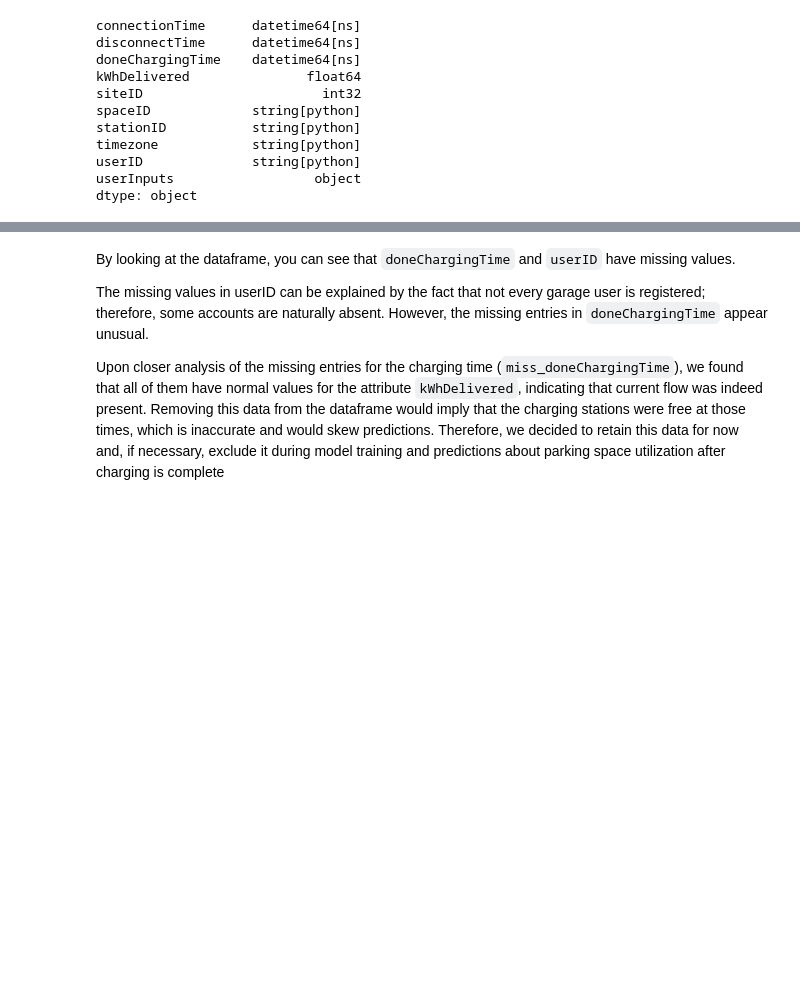
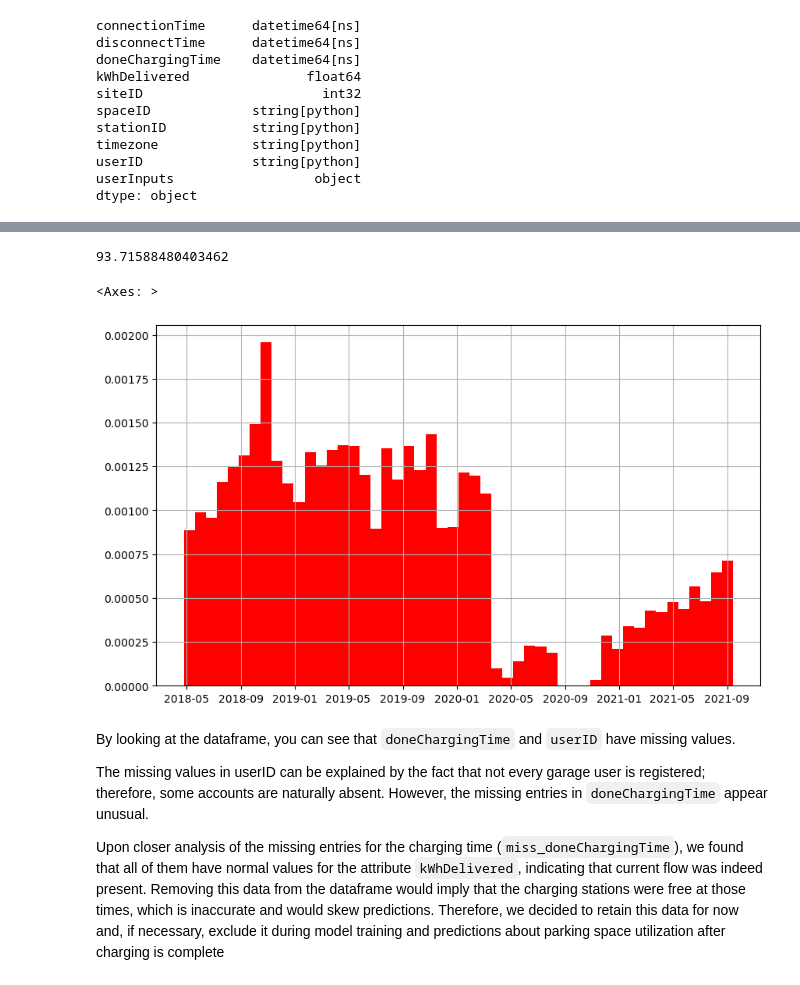
Before and after one commit to Zeyd263/DataDynamos, a Jupyter notebook: Preprocessing.ipynb, the cells around one changed output, grey strips where cells are left out. Saved outputs shown, nothing was run; the diff lists cells and outputs as text; code cells hidden in the pictures; blank space fills up the shorter version.

Commit message:
examine NA values

```diff
--- a/Preprocessing.ipynb
+++ b/Preprocessing.ipynb
@@ -134,3 +164,21 @@ None
+# %%
+len(data_unique['doneChargingTime'].dropna())/len(data_unique['doneChargingTime']) * 100
+# %% [output]
+93.71588480403462
+# %%
+# Create a copy of the data before dropping NA values from doneChaargingTime
+data_with_NA = data_unique.copy()
+
+# Drop NA from doneChargingTime
+data_unique.dropna(subset=['doneChargingTime'], inplace=True)
+# %%
+fig = plt.figure(figsize=(10,6))
+ax = fig.add_subplot(111)
+
+data_unique['doneChargingTime'].hist(bins=50, ax=ax, density=True, color='red')
+# %% [output]
+<Axes: >
+[figure, added]
 # %% [markdown]
 By looking at the dataframe, you can see that `doneChargingTime` and `userID` have missing values.
 
```
Also changed, not shown: parts of 4 cells of this notebook.
